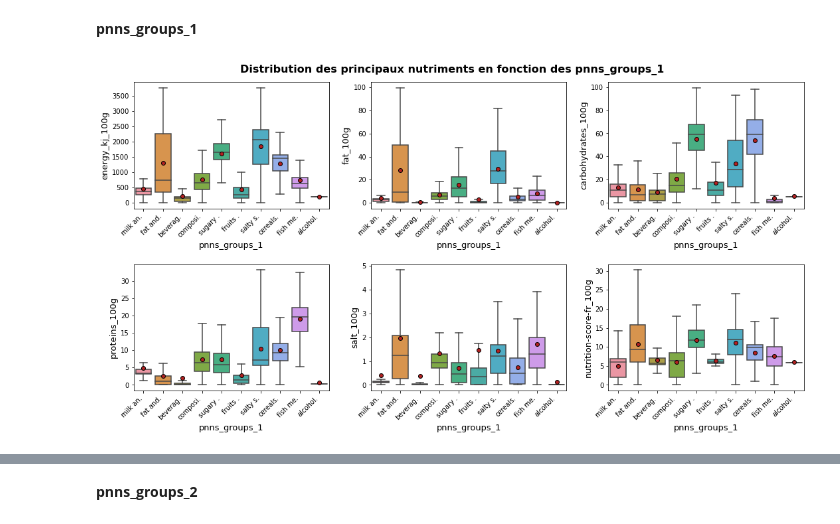
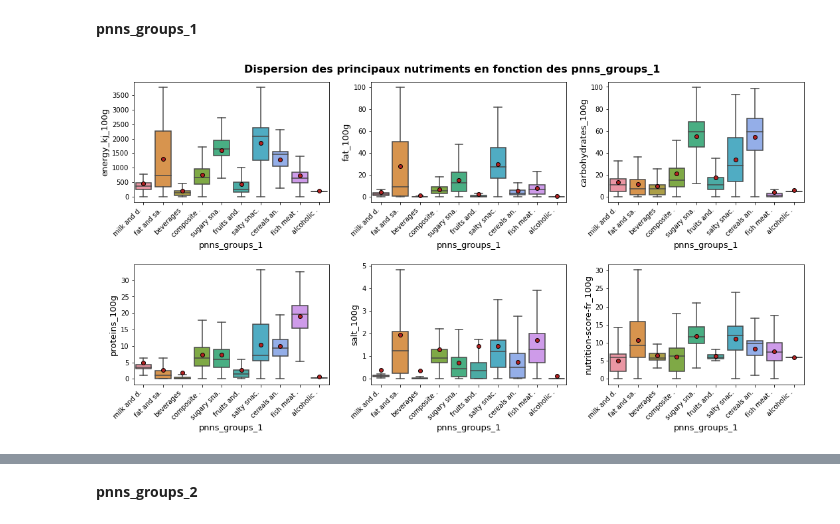
Before and after one commit to Milie-Mimi/OC_DS_Project3, a Jupyter notebook: Projet_3_EDA_EGR.ipynb, the cells around one changed output, grey strips where cells are left out. Saved outputs shown, nothing was run; the diff lists cells and outputs as text; code cells hidden in the pictures.

```diff
--- a/Projet_3_EDA_EGR.ipynb
+++ b/Projet_3_EDA_EGR.ipynb
@@ -643,22 +644,22 @@ J'ai choisi ces 2 catégories d'aliments qui ont l'avantage d'avoir un nombre de
 # %%
 principaux_nutriments = ['energy_kj_100g', 'fat_100g', 'carbohydrates_100g', 'proteins_100g',
                          'salt_100g','nutrition-score-fr_100g']
 
 fig = plt.figure(figsize=(15,8))
 
 for i, c in enumerate(principaux_nutriments,1):
     ax = fig.add_subplot(2,3,i)
     meanprops = {'marker':'o', 'markeredgecolor':'black','markerfacecolor':'firebrick'}
     ax = sns.boxplot(data = data, y = c, x = 'pnns_groups_1', showfliers=False,  showmeans=True, meanprops=meanprops)
-    plt.suptitle('Distribution des principaux nutriments en fonction des pnns_groups_1', fontsize=16,
+    plt.suptitle('Dispersion des principaux nutriments en fonction des pnns_groups_1', fontsize=16,
              fontweight='bold')
 
     ax.title.set_fontweight('bold')
     labels = [item.get_text() for item in ax.get_xticklabels()]
-    short_labels = [l[0:7]+'.' if len(l)>7 else l for l in labels]
+    short_labels = [l[0:10]+'.' if len(l)>10 else l for l in labels]
     ax.axes.set_xticklabels(short_labels)
     plt.xticks(rotation=45, ha='right')
 
 plt.tight_layout(w_pad=2, h_pad=2)
 # %% [output]
-[figure, old version]
+[figure, new version]
```
Also changed, not shown: parts of 8 cells of this notebook.
